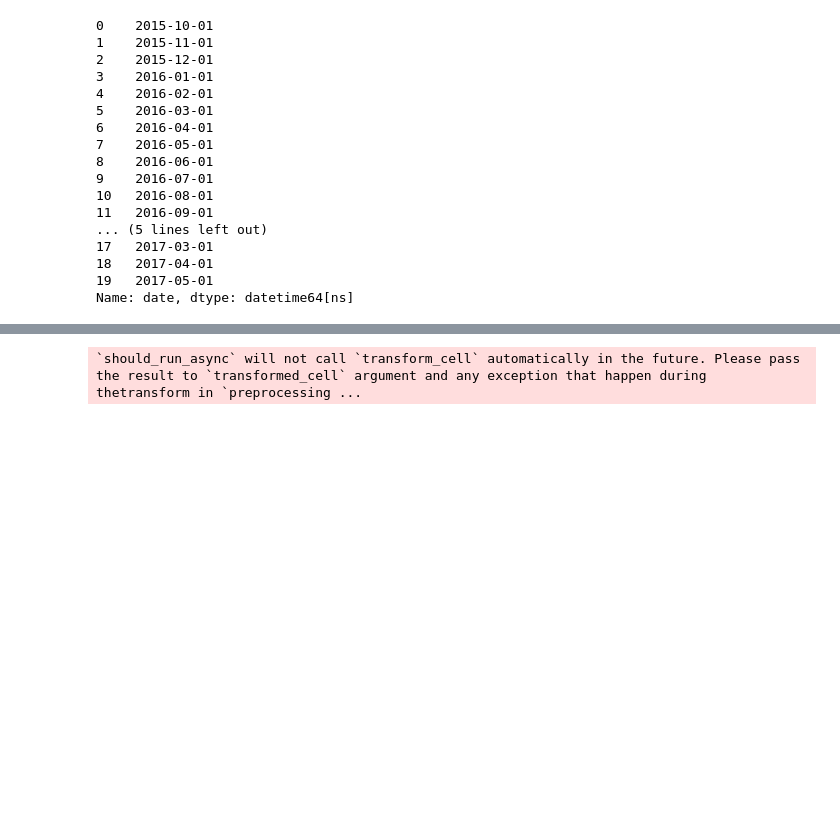
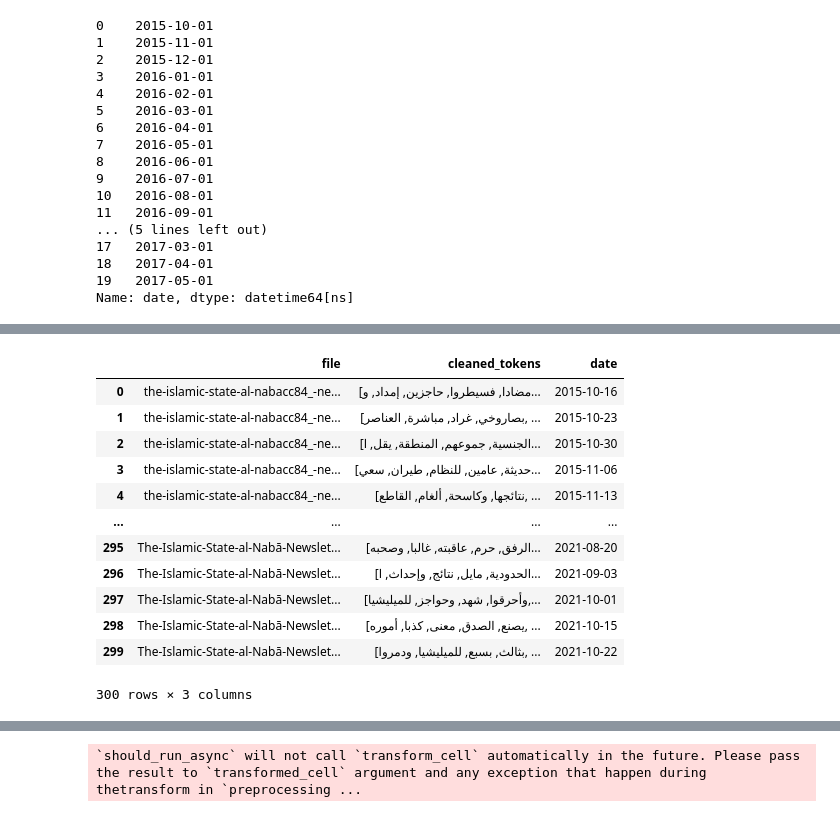
Before and after one commit to piperpainter/nlp_arabic, a Jupyter notebook: far_near_enemy_pagewise_5_topic_estimation.ipynb, the cells around one changed output, grey strips where cells are left out. Drawn from its saved outputs; the diff is of its cells as text; code cells hidden in the pictures; blank space fills up the shorter version.

```diff
--- a/far_near_enemy_pagewise_5_topic_estimation.ipynb
+++ b/far_near_enemy_pagewise_5_topic_estimation.ipynb
@@ -164,4 +164,21 @@ df_by_month
 72 rows × 2 columns
+# %%
+df_by_issue
+#df_by_issue[df_by_issue["cleaned_tokens"].str.len() == 0]
+# %% [output]
+|  | file | cleaned_tokens | date |
+| 0 | the-islamic-state-al-nabacc84_-ne... | [مضادا, فسيطروا, حاجزين, إمداد, و... | 2015-10-16 |
+| 1 | the-islamic-state-al-nabacc84_-ne... | [بصاروخي, غراد, مباشرة, العناصر, ... | 2015-10-23 |
+| 2 | the-islamic-state-al-nabacc84_-ne... | [الجنسية, جموعهم, المنطقة, يقل, ا... | 2015-10-30 |
+| 3 | the-islamic-state-al-nabacc84_-ne... | [حديثة, عامين, للنظام, طيران, سعي... | 2015-11-06 |
+| 4 | the-islamic-state-al-nabacc84_-ne... | [نتائجها, وكاسحة, ألغام, القاطع, ... | 2015-11-13 |
+| ... | ... | ... | ... |
+| 295 | The-Islamic-State-al-Nabā-Newslet... | [الرفق, حرم, عاقبته, غالبا, وصحبه... | 2021-08-20 |
+| 296 | The-Islamic-State-al-Nabā-Newslet... | [الحدودية, مايل, نتائج, وإحداث, ا... | 2021-09-03 |
+| 297 | The-Islamic-State-al-Nabā-Newslet... | [وأحرقوا, شهد, وحواجز, للميليشيا,... | 2021-10-01 |
+| 298 | The-Islamic-State-al-Nabā-Newslet... | [يصنع, الصدق, معنى, كذبا, أموره, ... | 2021-10-15 |
+| 299 | The-Islamic-State-al-Nabā-Newslet... | [بثالث, بسبع, للميليشيا, ودمروا, ... | 2021-10-22 |
+300 rows × 3 columns
 # %%
 # estimate topic distribution for the issues / monthwise
 
```
Also changed, not shown: parts of 6 cells of this notebook, 27 other files.
